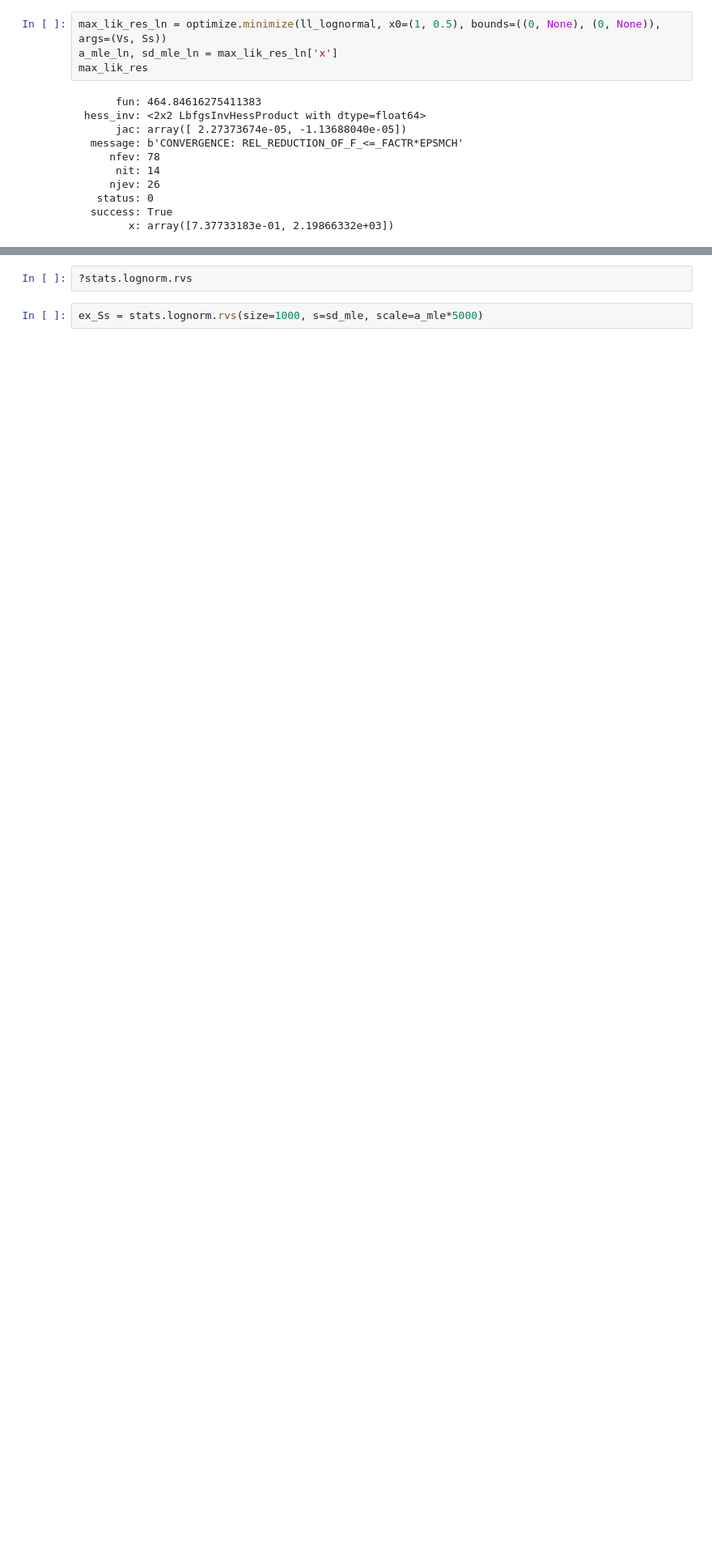
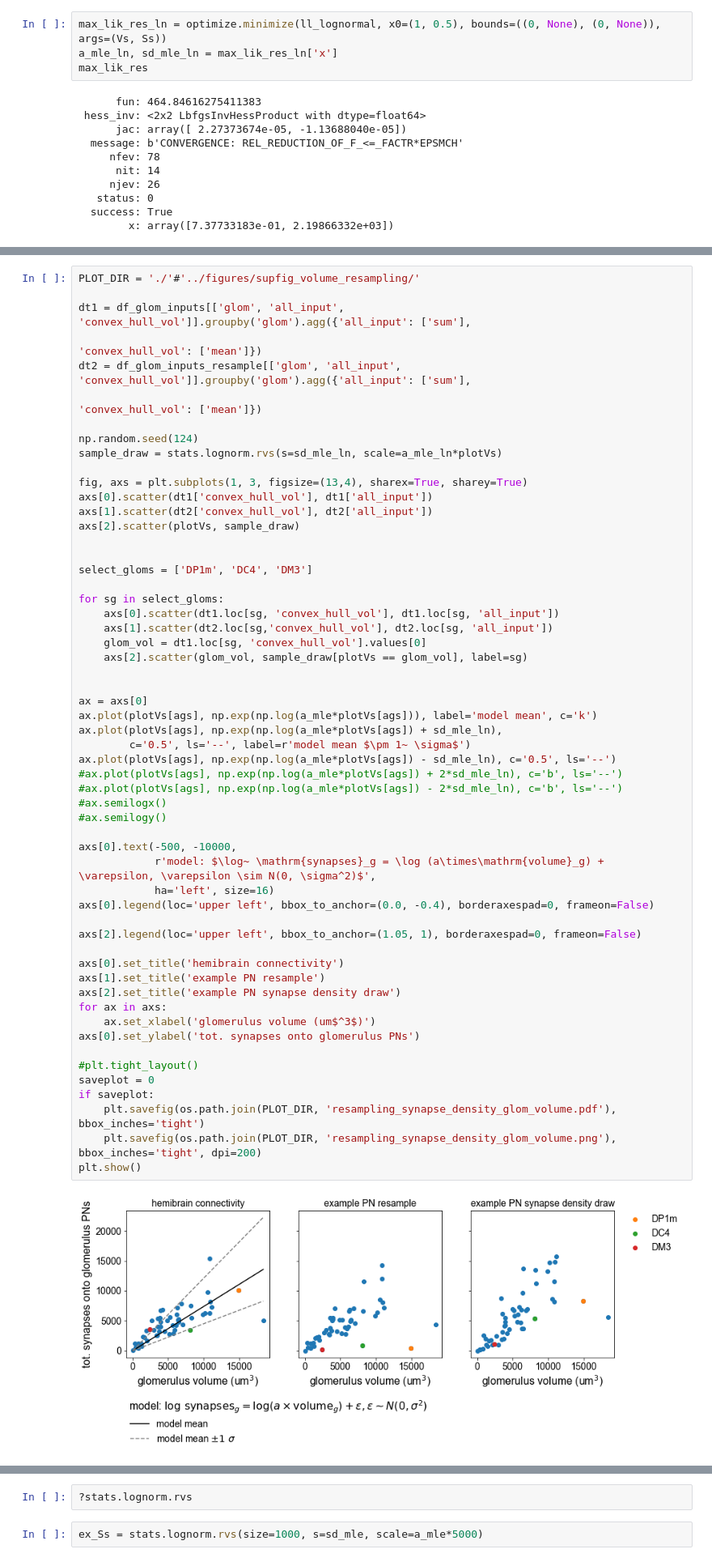
Before and after one commit to dlavrent/ALVariability, a Jupyter notebook: analysis/analyze_connectivity.ipynb, the cells around one changed output, grey strips where cells are left out. Shown at 81% size. Saved outputs shown, nothing was run; the diff lists cells and outputs as text; blank space fills up the shorter version.

```diff
--- a/analysis/analyze_connectivity.ipynb
+++ b/analysis/analyze_connectivity.ipynb
@@ -1281,0 +1313,58 @@ No handles with labels found to put in legend.
+# %%
+PLOT_DIR = './'#'../figures/supfig_volume_resampling/'
+
+dt1 = df_glom_inputs[['glom', 'all_input', 'convex_hull_vol']].groupby('glom').agg({'all_input': ['sum'],
+                                                                                          'convex_hull_vol': ['mean']})
+dt2 = df_glom_inputs_resample[['glom', 'all_input', 'convex_hull_vol']].groupby('glom').agg({'all_input': ['sum'],
+                                                                                          'convex_hull_vol': ['mean']})
+
+np.random.seed(124)
+sample_draw = stats.lognorm.rvs(s=sd_mle_ln, scale=a_mle_ln*plotVs)
+
+fig, axs = plt.subplots(1, 3, figsize=(13,4), sharex=True, sharey=True)
+axs[0].scatter(dt1['convex_hull_vol'], dt1['all_input'])
+axs[1].scatter(dt2['convex_hull_vol'], dt2['all_input'])
+axs[2].scatter(plotVs, sample_draw)
+
+
+select_gloms = ['DP1m', 'DC4', 'DM3']
+
+for sg in select_gloms:
+    axs[0].scatter(dt1.loc[sg, 'convex_hull_vol'], dt1.loc[sg, 'all_input'])
+    axs[1].scatter(dt2.loc[sg,'convex_hull_vol'], dt2.loc[sg, 'all_input'])
+    glom_vol = dt1.loc[sg, 'convex_hull_vol'].values[0]
+    axs[2].scatter(glom_vol, sample_draw[plotVs == glom_vol], label=sg)
+
+
+ax = axs[0]
+ax.plot(plotVs[ags], np.exp(np.log(a_mle*plotVs[ags])), label='model mean', c='k')
+ax.plot(plotVs[ags], np.exp(np.log(a_mle*plotVs[ags]) + sd_mle_ln),
+        c='0.5', ls='--', label=r'model mean $\pm 1~ \sigma$')
+ax.plot(plotVs[ags], np.exp(np.log(a_mle*plotVs[ags]) - sd_mle_ln), c='0.5', ls='--')
+#ax.plot(plotVs[ags], np.exp(np.log(a_mle*plotVs[ags]) + 2*sd_mle_ln), c='b', ls='--')
+#ax.plot(plotVs[ags], np.exp(np.log(a_mle*plotVs[ags]) - 2*sd_mle_ln), c='b', ls='--')
+#ax.semilogx()
+#ax.semilogy()
+
+axs[0].text(-500, -10000,
+            r'model: $\log~ \mathrm{synapses}_g = \log (a\times\mathrm{volume}_g) + \varepsilon, \varepsilon \sim N(0, \sigma^2)$',
+            ha='left', size=16)
+axs[0].legend(loc='upper left', bbox_to_anchor=(0.0, -0.4), borderaxespad=0, frameon=False)
+
+axs[2].legend(loc='upper left', bbox_to_anchor=(1.05, 1), borderaxespad=0, frameon=False)
+
+axs[0].set_title('hemibrain connectivity')
+axs[1].set_title('example PN resample')
+axs[2].set_title('example PN synapse density draw')
+for ax in axs:
+    ax.set_xlabel('glomerulus volume (um$^3$)')
+axs[0].set_ylabel('tot. synapses onto glomerulus PNs')
+
+#plt.tight_layout()
+saveplot = 0
+if saveplot:
+    plt.savefig(os.path.join(PLOT_DIR, 'resampling_synapse_density_glom_volume.pdf'), bbox_inches='tight')
+    plt.savefig(os.path.join(PLOT_DIR, 'resampling_synapse_density_glom_volume.png'), bbox_inches='tight', dpi=200)
+plt.show()
+# %% [output]
+[figure, added]
```
Also changed, not shown: parts of 54 cells of this notebook.
